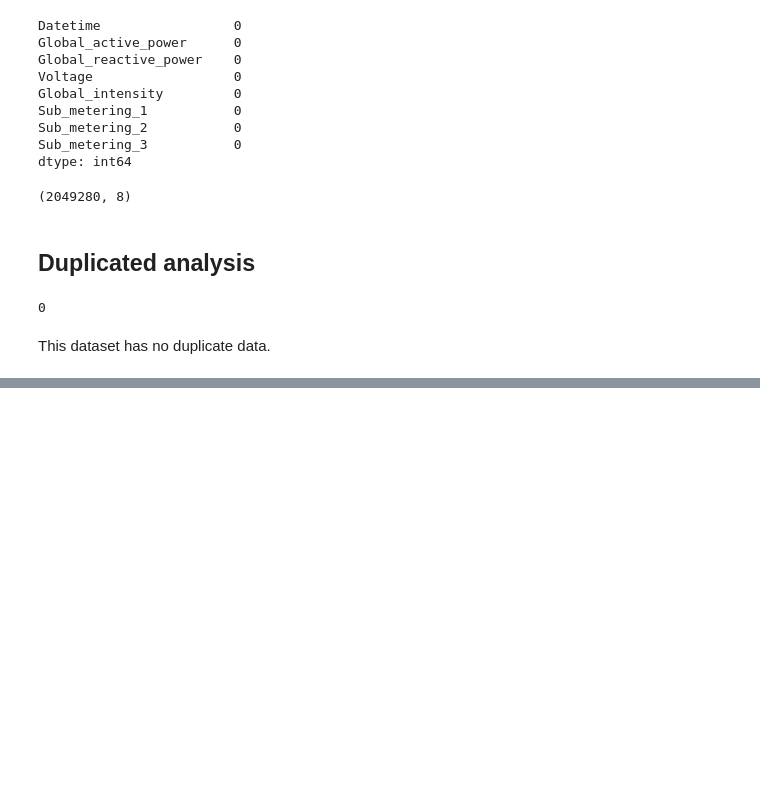
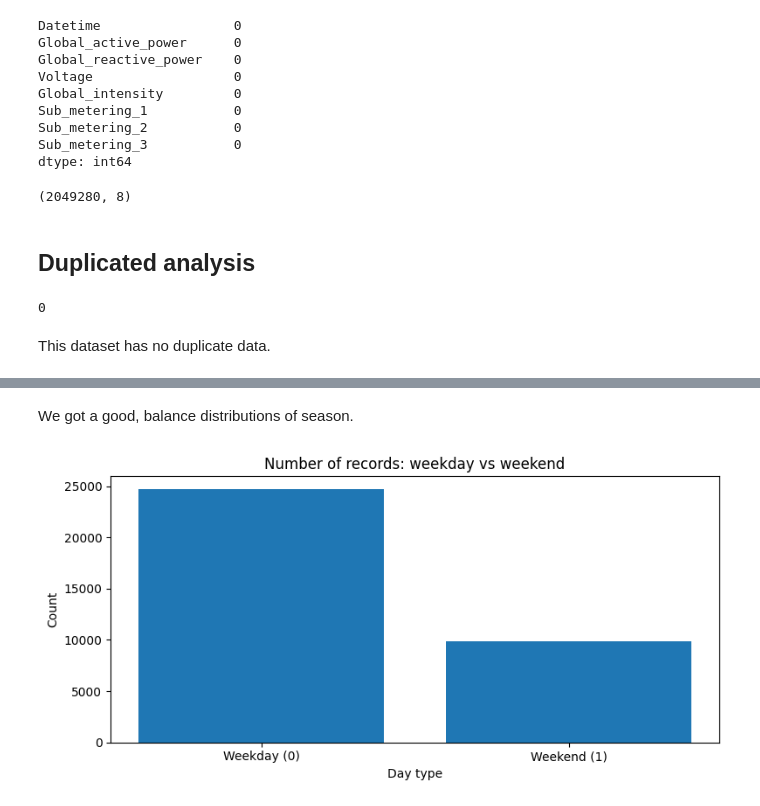
Before and after one commit to alvaroterroso/household-energy-consumption-prediction, a Jupyter notebook: hecp.ipynb, the cells around one changed output, grey strips where cells are left out. Saved outputs shown, nothing was run; the diff lists cells and outputs as text; code cells hidden in the pictures; blank space fills up the shorter version.

```diff
--- a/hecp.ipynb
+++ b/hecp.ipynb
@@ -152,0 +252,22 @@ This dataset has no duplicate data.
+# %% [markdown]
+We got a good, balance distributions of season.
+# %%
+# Histogram / bar chart: semana vs fim de semana
+weekend_counts = (
+    hourly_df["is_weekend"]
+    .value_counts()
+    .reindex([0, 1])
+    .fillna(0)
+)
+
+labels = ["Weekday (0)", "Weekend (1)"]
+
+plt.figure(figsize=(8, 4))
+plt.bar(labels, weekend_counts.values)
+plt.title("Number of records: weekday vs weekend")
+plt.xlabel("Day type")
+plt.ylabel("Count")
+plt.tight_layout()
+plt.show()
+# %% [output]
+[figure, added]
```
Also changed, not shown: parts of 13 cells of this notebook.
